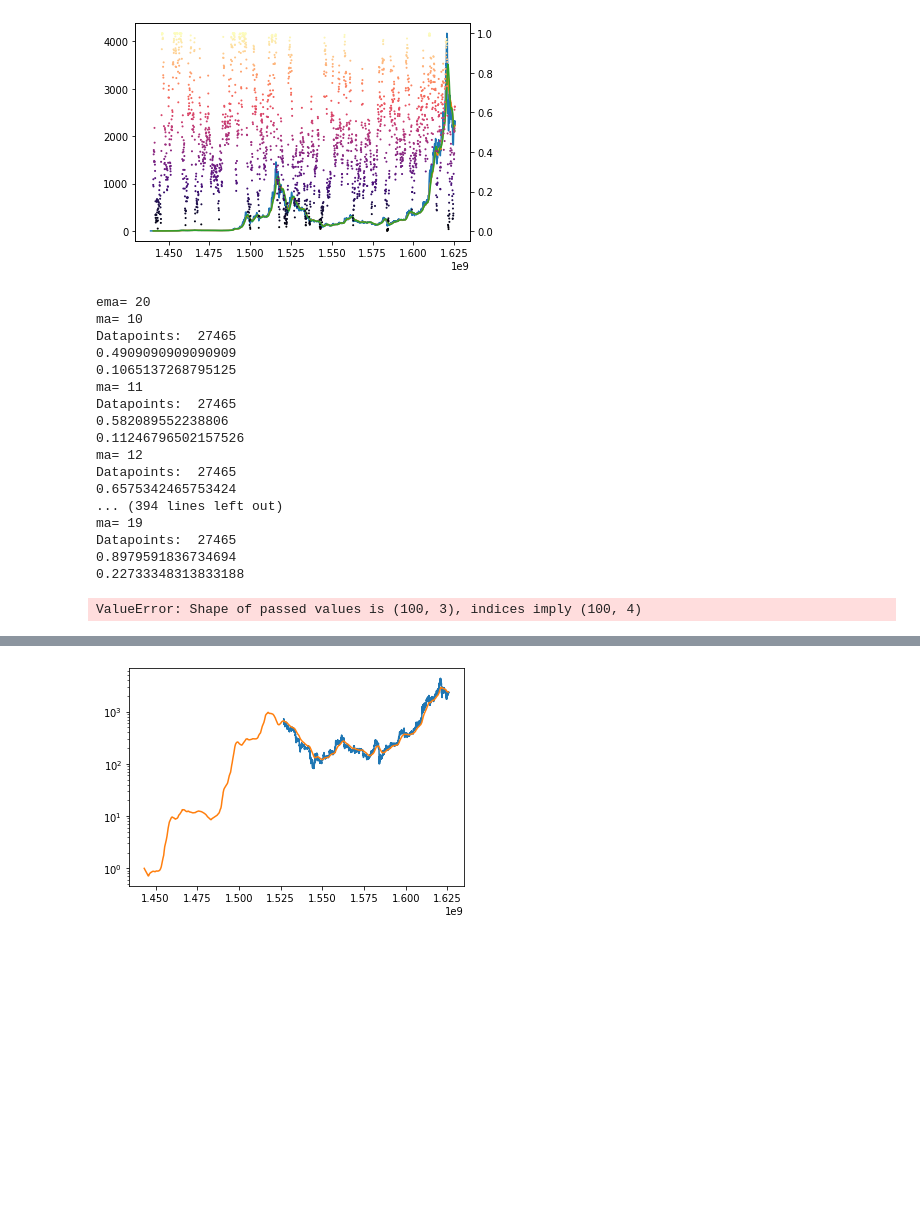
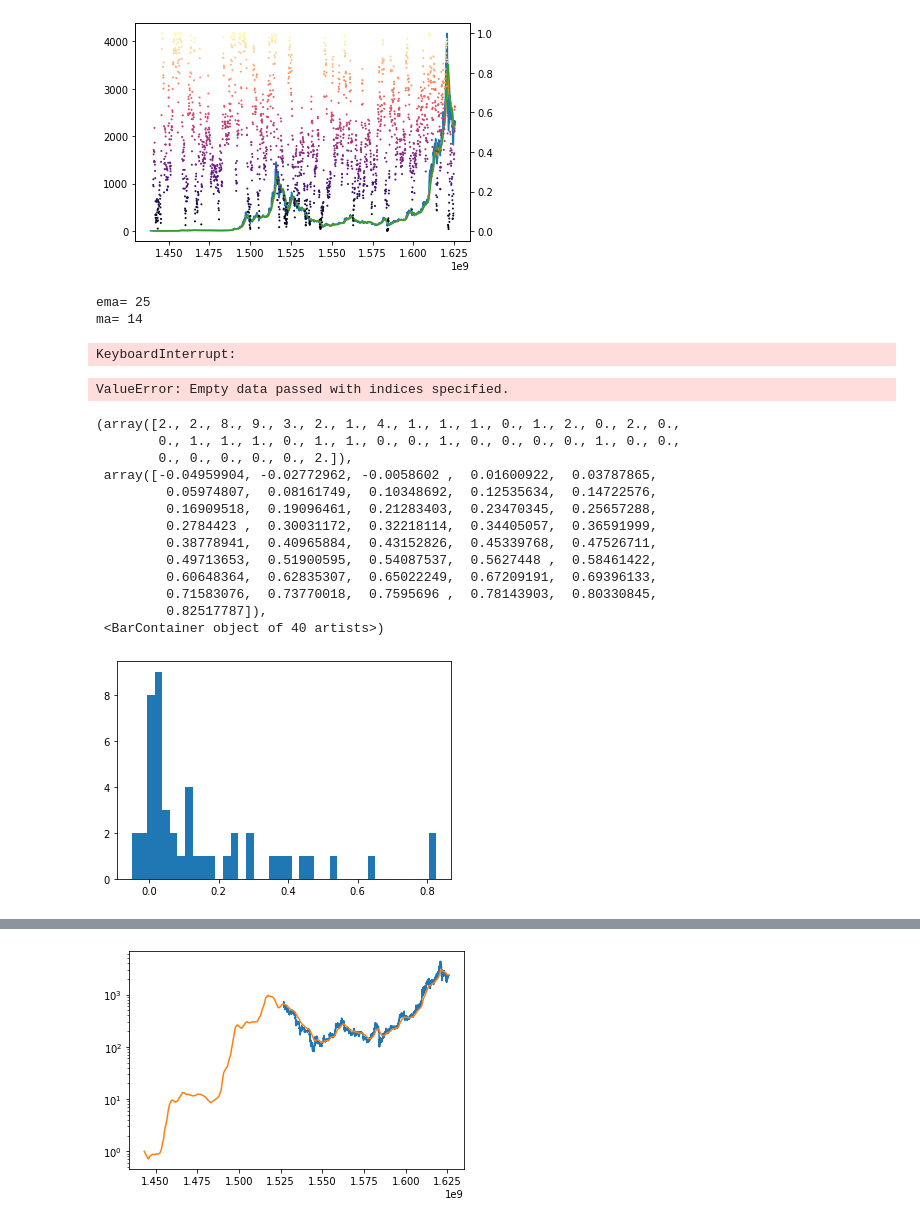
Before and after one commit to RDEvans31/saturn, a Jupyter notebook: Data analysis.ipynb, the cells around one changed output, grey strips where cells are left out. Drawn from its saved outputs; the diff is of its cells as text; code cells hidden in the pictures; blank space fills up the shorter version.

Commit message:
moving average period and channel period set, 27 and 15, ready to rumble

```diff
--- a/Data analysis.ipynb
+++ b/Data analysis.ipynb
@@ -347,38 +346,45 @@ eth_hourly=read_data('Bitstamp_ETHUSD_1h.csv')
 channel=ma_channel(eth_hourly,20)
 # %%
 results=[]
-for ema_period in range(20,30):
+for ema_period in range(25,50):
     print('ema=', ema_period)
     ema=get_ema(eth,ema_period,False)
     gradient=get_gradient(ema)
-    for ma_channel_period in range(10,20):
+    for ma_channel_period in range(14,30):
         print('ma=', ma_channel_period)
         longs, shorts, outcome, profit=backtest_ma_channel(eth_hourly, ma_channel_period,gradient)
         print(np.sum(outcome)/len(outcome))
         print(np.mean(profit))
         results.append([ema_period,ma_channel_period,np.sum(outcome)/np.size(outcome),profit])
 # %% [output]
-ema= 20
-ma= 10
-Datapoints:  27465
-0.4909090909090909
-0.1065137268795125
-ma= 11
-Datapoints:  27465
-0.582089552238806
-0.11246796502157526
-ma= 12
-Datapoints:  27465
-0.6575342465753424
-... (394 lines left out)
-ma= 19
-Datapoints:  27465
-0.8979591836734694
-0.22733348313833188
+ema= 25
+ma= 14
+KeyboardInterrupt:
 # %%
 results_df=pd.DataFrame(np.array(results),columns=['ema','channel','success_rate','profit'])
 # %% [output]
-ValueError: Shape of passed values is (100, 3), indices imply (100, 4)
+ValueError: Empty data passed with indices specified.
+# %%
+profit=results_df.iloc[pd.to_numeric(results_df['success_rate']).idxmax()]['profit']
+max_index=np.argmax(profit)
+# %%
+cleaned_profit=np.delete(profit,max_index)
+plt.hist(cleaned_profit,40)
+# %% [output]
+(array([2., 2., 8., 9., 3., 2., 1., 4., 1., 1., 1., 0., 1., 2., 0., 2., 0.,
+        0., 1., 1., 1., 0., 1., 1., 0., 0., 1., 0., 0., 0., 0., 1., 0., 0.,
+        0., 0., 0., 0., 0., 2.]),
+ array([-0.04959904, -0.02772962, -0.0058602 ,  0.01600922,  0.03787865,
+         0.05974807,  0.08161749,  0.10348692,  0.12535634,  0.14722576,
+         0.16909518,  0.19096461,  0.21283403,  0.23470345,  0.25657288,
+         0.2784423 ,  0.30031172,  0.32218114,  0.34405057,  0.36591999,
+         0.38778941,  0.40965884,  0.43152826,  0.45339768,  0.47526711,
+         0.49713653,  0.51900595,  0.54087537,  0.5627448 ,  0.58461422,
+         0.60648364,  0.62835307,  0.65022249,  0.67209191,  0.69396133,
+         0.71583076,  0.73770018,  0.7595696 ,  0.78143903,  0.80330845,
+         0.82517787]),
+ <BarContainer object of 40 artists>)
+[figure, added]
 # %%
 ema=get_ema(eth,28, False)
 gradient=get_gradient(ema)
```
Also changed, not shown: parts of 4 cells of this notebook, 2 other files.
